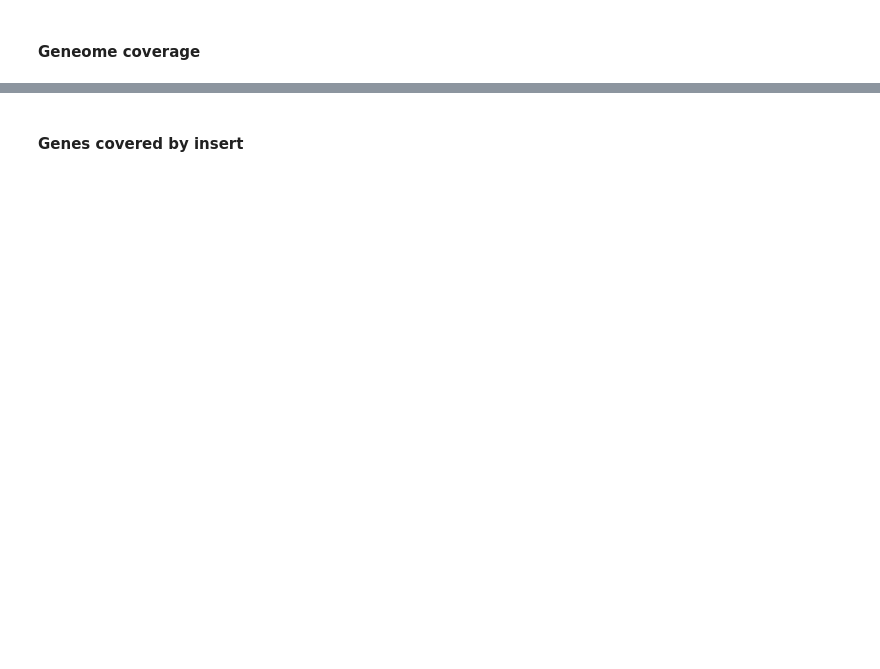
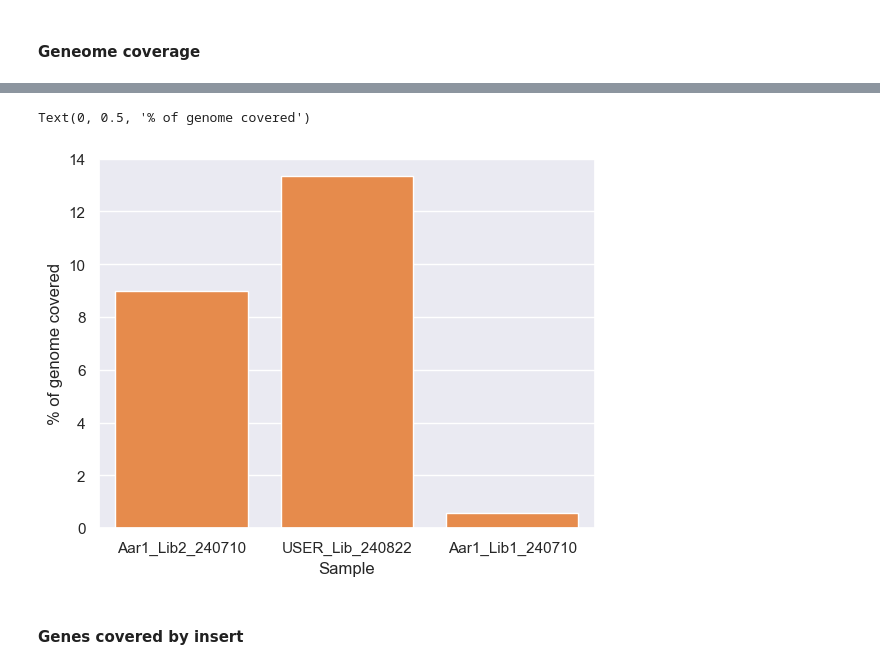
Before and after one commit to Pioneer-Research-Labs/long-read-qc, a Jupyter notebook: assets/report_template.ipynb, the cells around one changed output, grey strips where cells are left out. Saved outputs shown, nothing was run; the diff lists cells and outputs as text; code cells hidden in the pictures; blank space fills up the shorter version.

Commit message:
added genome coverage stats

```diff
--- a/assets/report_template.ipynb
+++ b/assets/report_template.ipynb
@@ -65,6 +69,11 @@ def load_seq_stats(path, samp):
     df = pd.read_table(path)
     df['sample'] = samp
     return(df)
+
+def load_cov_stats(path, samp):
+    df = pd.read_table(path)
+    df['sample'] = samp
+    return(df)
 # %% [markdown]
 ### Get sample info
 # %%
@@ -97,6 +108,9 @@ insert_cov_data = pd.concat([load_insert_cov(val, key) for key, val in list_file
 
 # sequence stats
 seq_stat = pd.concat([load_seq_stats(val, key) for key, val in list_files(samps, "seq_stats.out").items()])
+
+# coverage stats
+cov_stat = pd.concat([load_cov_stats(val, key) for key, val in list_files(samps, "genome_cov_stats.tsv").items()])
 # %% [markdown]
 #### Write them out for easy access in the future
 # %%
@@ -126,3 +163,10 @@ gr.set_axis_labels('Genomic position', 'Read depth')
+# %%
+sns.barplot(cov_stat, x = "sample", y = "coverage")
+plt.xlabel("Sample")
+plt.ylabel("% of genome covered")
+# %% [output]
+Text(0, 0.5, '% of genome covered')
+[figure, added]
 # %% [markdown]
 #### Genes covered by insert
 # %%
```
Also changed, not shown: parts of 16 cells of this notebook, 1 other file.
